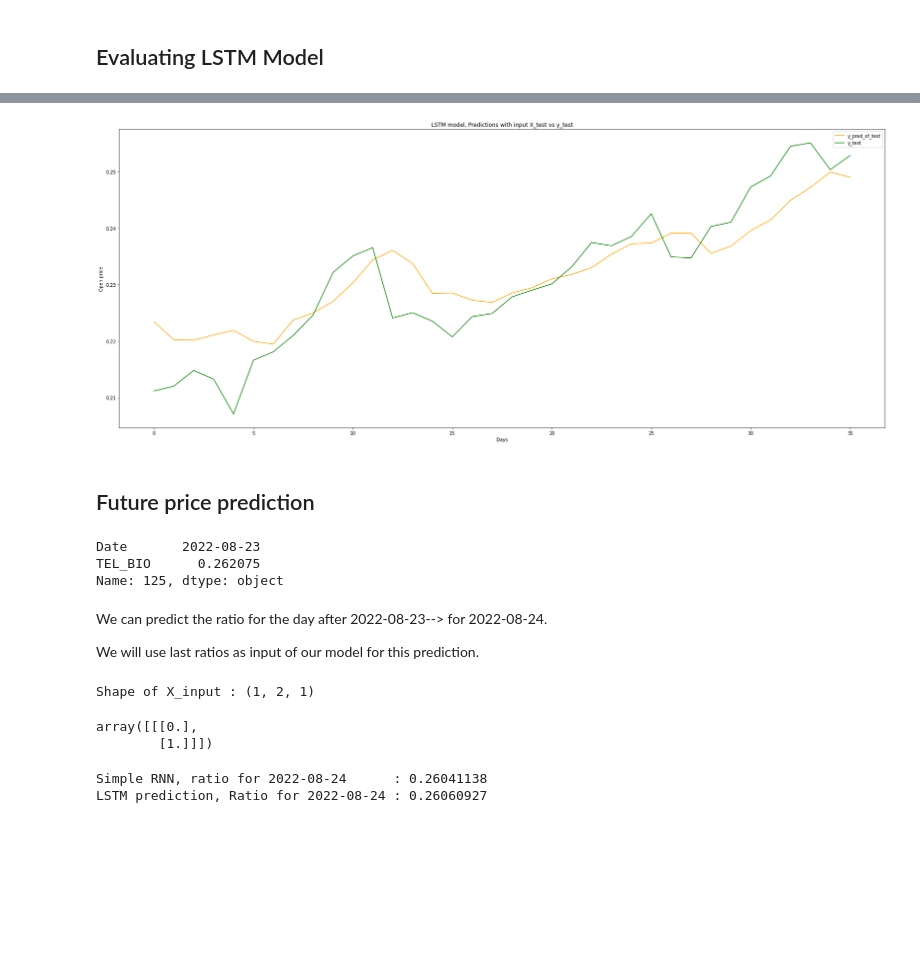
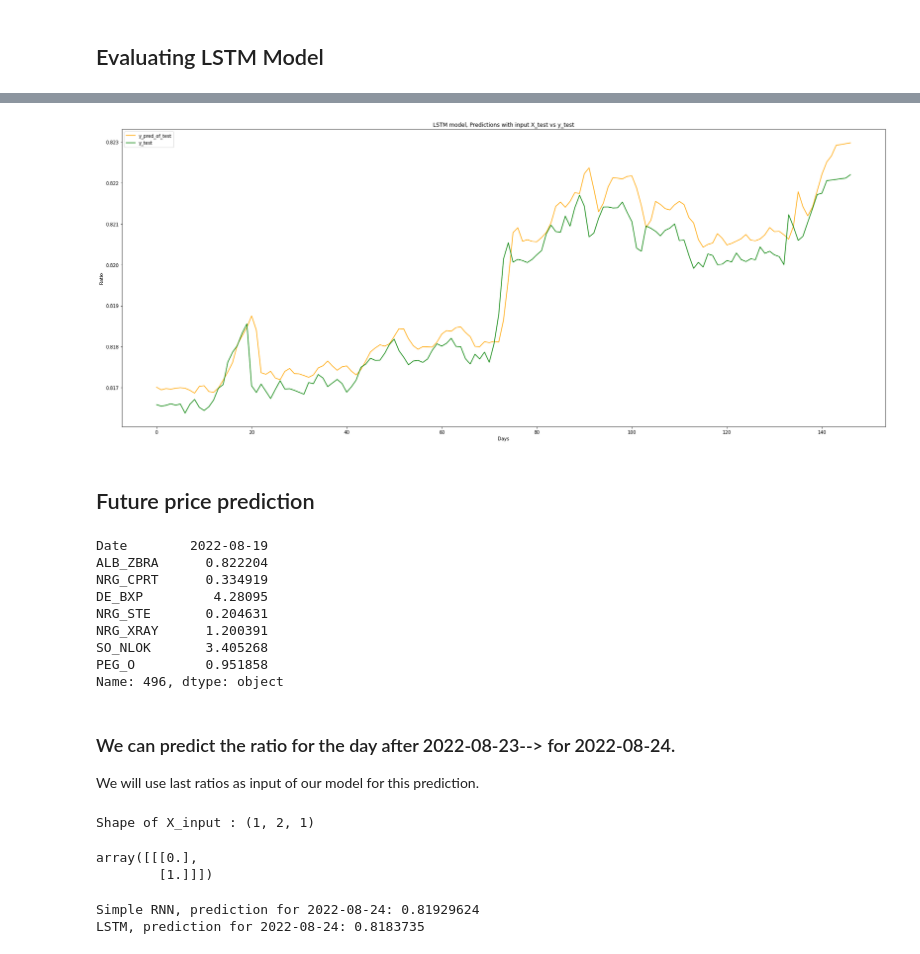
Before and after one commit to greengamma/long-short-trade-ideas-generator, a Jupyter notebook: notebooks/RNN_model.ipynb, the cells around one changed output, grey strips where cells are left out. Cells and saved outputs as stored; diff of their text form; code cells hidden in the pictures; blank space fills up the shorter version.

```diff
--- a/notebooks/RNN_model.ipynb
+++ b/notebooks/RNN_model.ipynb
@@ -103,6 +108,6 @@ validation_data
 # %% [markdown]
 ## Creating Train Dataset from Train split
 # %%
-dataset_train = train_data.TEL_BIO.values
+dataset_train = train_data.ALB_ZBRA.values
 dataset_train.shape
 # %% [output]
@@ -195,2 +207,7 @@ array([[0.67470518],
+# %%
+X_train = X_train[:int(X_train.shape[0]*0.95)]
+X_val = X_train[int(X_train.shape[0]*0.95):]
+y_train = y_train[:int(y_train.shape[0]*0.95)]
+y_val = y_train[int(y_train.shape[0]*0.95):]
 # %% [markdown]
 Check the first item in y_train
@@ -362,8 +361,8 @@ plt.show()
 ## Creating Test Dataset from Validation Data
 # %%
 #Converting array and scaling
-dataset_validation = validation_data.TEL_BIO.values  # getting "open" column and converting to array
+dataset_validation = validation_data.ALB_ZBRA.values  # getting "Ratio" column and converting to array
 dataset_validation = np.reshape(dataset_validation, (-1,1))  # converting 1D to 2D array
-scaled_dataset_validation =  scaler.fit_transform(dataset_validation)  # scaling open values to between 0 and 1
+scaled_dataset_validation =  scaler.fit_transform(dataset_validation)  # scaling  values to between 0 and 1
 print("Shape of scaled validation dataset :",scaled_dataset_validation.shape)
 # %% [output]
@@ -439,13 +443,13 @@ y_train = scaler.fit_transform(y_train)
 from keras.layers import LSTM
 
 model_lstm = Sequential()
-model_lstm.add(
-    LSTM(64,return_sequences=True,input_shape = (X_train.shape[1],1))) #64 lstm neuron block
-model_lstm.add(
-    LSTM(64, return_sequences= False))
+
+model_lstm.add(LSTM(64,return_sequences=True,input_shape = (X_train.shape[1],1))) #64 lstm neuron block
+model_lstm.add(LSTM(64, return_sequences= False))
 model_lstm.add(Dense(32))
 model_lstm.add(Dense(1))
-model_lstm.compile(loss = "mean_squared_error", optimizer = "adam", metrics = ["accuracy"])
+
+model_lstm.compile(loss = "mean_squared_error", optimizer = "rmsprop", metrics = ["mae", "mape"])
 history2 = model_lstm.fit(X_train, y_train, epochs = 10, batch_size = 10)
 # %% [output]
 Epoch 1/10
@@ -482,25 +493,30 @@ plt.show()
 # %%
 plt.subplots(figsize =(30,12))
 plt.plot(scaler.inverse_transform(model_lstm.predict(X_test)), label = "y_pred_of_test", c = "orange" )
 plt.plot(scaler.inverse_transform(y_test), label = "y_test", color = "g")
 plt.xlabel("Days")
-plt.ylabel("Open price")
+plt.ylabel("Ratio")
 plt.title("LSTM model, Predictions with input X_test vs y_test")
 plt.legend()
 plt.show()
 # %% [output]
-[figure, old version]
+[figure, new version]
 # %% [markdown]
 ## Future price prediction
 # %%
-#Which day is the last day in our data?
-df_tel_bio.iloc[-1]
+#last day in our data?
+df.iloc[-1]
 # %% [output]
-Date       2022-08-23
-TEL_BIO      0.262075
-Name: 125, dtype: object
+Date        2022-08-19
+ALB_ZBRA      0.822204
+NRG_CPRT      0.334919
+DE_BXP         4.28095
+NRG_STE       0.204631
+NRG_XRAY      1.200391
+SO_NLOK       3.405268
+PEG_O         0.951858
+Name: 496, dtype: object
 # %% [markdown]
-We can predict the ratio for the day after 2022-08-23--> for 2022-08-24.
-
+### We can predict the ratio for the day after 2022-08-23--> for 2022-08-24.
 We will use last ratios as input of our model for this prediction.
 # %%
@@ -516,8 +532,8 @@ array([[[0.],
 # %%
 simple_RNN_prediction = scaler.inverse_transform(regressor.predict(X_input))
 LSTM_prediction = scaler.inverse_transform(model_lstm.predict(X_input))
-print("Simple RNN, ratio for 2022-08-24      :", simple_RNN_prediction[0,0])
-print("LSTM prediction, Ratio for 2022-08-24 :", LSTM_prediction[0,0])
+print("Simple RNN, prediction for 2022-08-24:", simple_RNN_prediction[0,0])
+print("LSTM, prediction for 2022-08-24:", LSTM_prediction[0,0])
 # %% [output]
-Simple RNN, ratio for 2022-08-24      : 0.26041138
-LSTM prediction, Ratio for 2022-08-24 : 0.26060927
+Simple RNN, prediction for 2022-08-24: 0.81929624
+LSTM, prediction for 2022-08-24: 0.8183735
```
Also changed, not shown: parts of 47 cells of this notebook, 6 other files.
